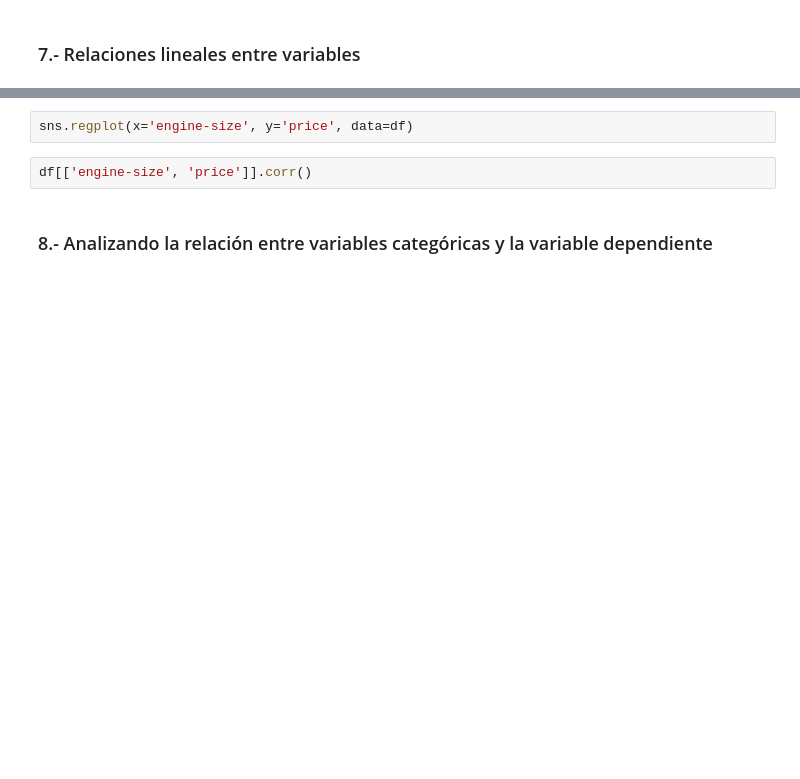
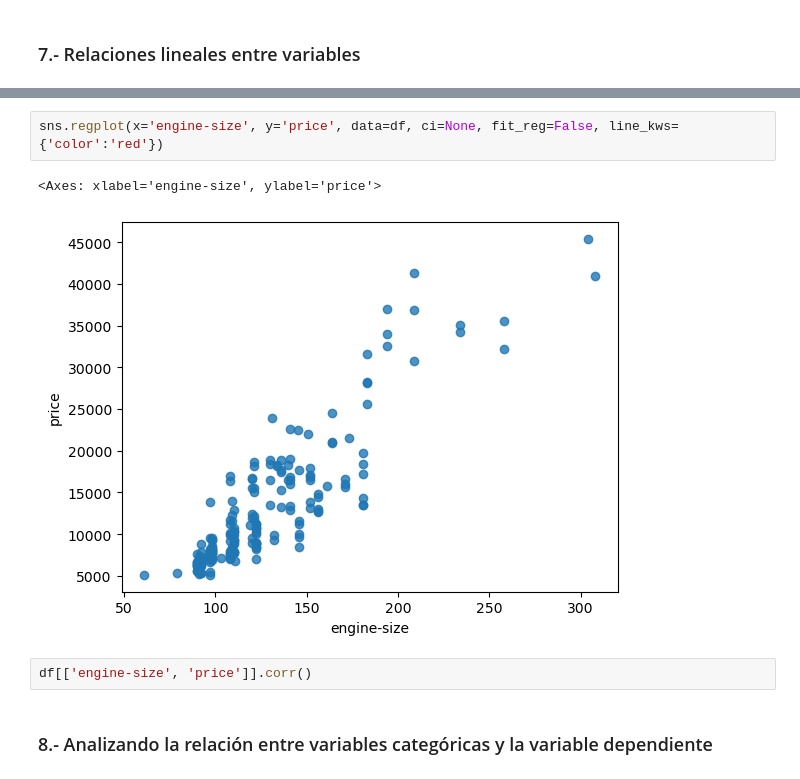
Before and after one commit to jgomezz/cpe_ciencia_datos_python_2026, a Jupyter notebook: mod3_analitica_datos_python/semana_02_analisis_exploratorio_datos.ipynb, the cells around one changed output, grey strips where cells are left out. Saved outputs shown, nothing was run; the diff lists cells and outputs as text; blank space fills up the shorter version.

```diff
--- a/mod3_analitica_datos_python/semana_02_analisis_exploratorio_datos.ipynb
+++ b/mod3_analitica_datos_python/semana_02_analisis_exploratorio_datos.ipynb
@@ -211,5 +218,8 @@ heatmap_corr(custom_var)
 # %%
-sns.regplot(x='engine-size', y='price', data=df)
+sns.regplot(x='engine-size', y='price', data=df, ci=None, fit_reg=False, line_kws={'color':'red'})
+# %% [output]
+<Axes: xlabel='engine-size', ylabel='price'>
+[figure, added]
 # %%
 df[['engine-size', 'price']].corr()
 # %% [markdown]
```
Also changed, not shown: parts of 4 cells of this notebook.
